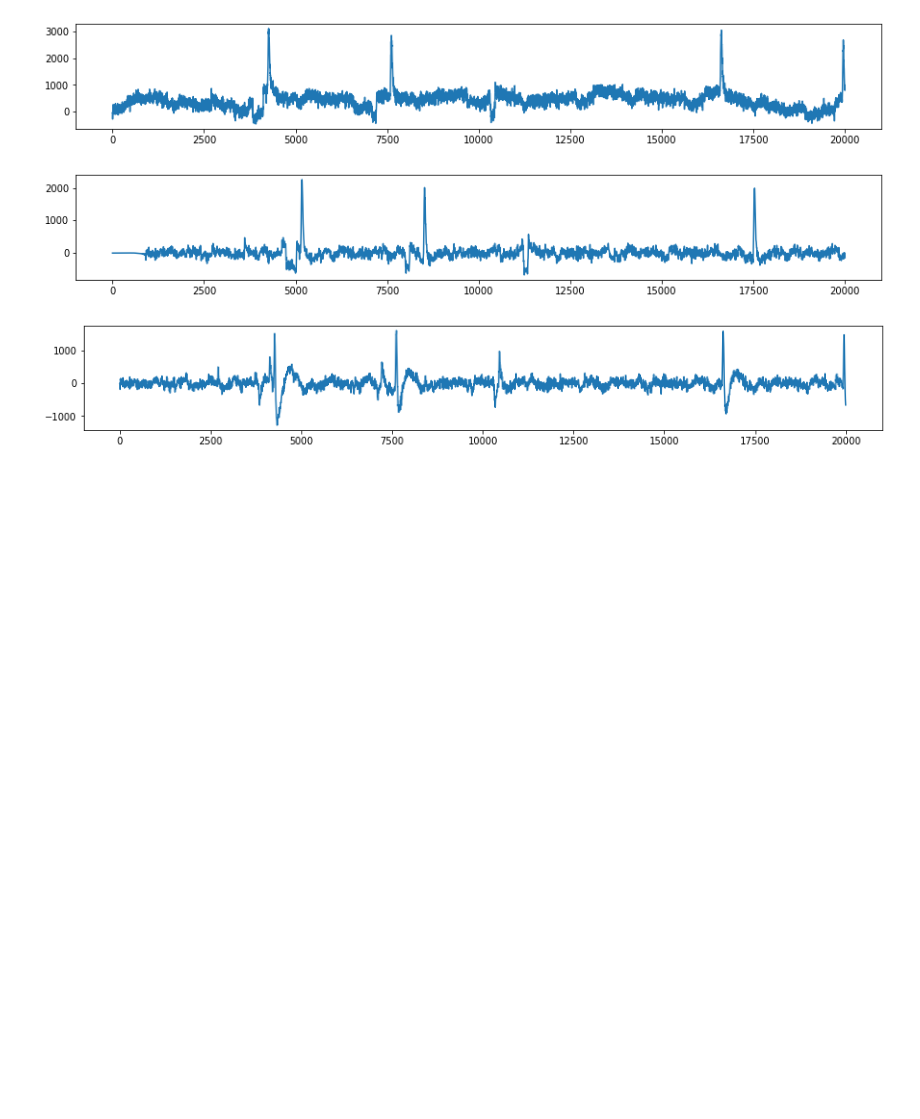
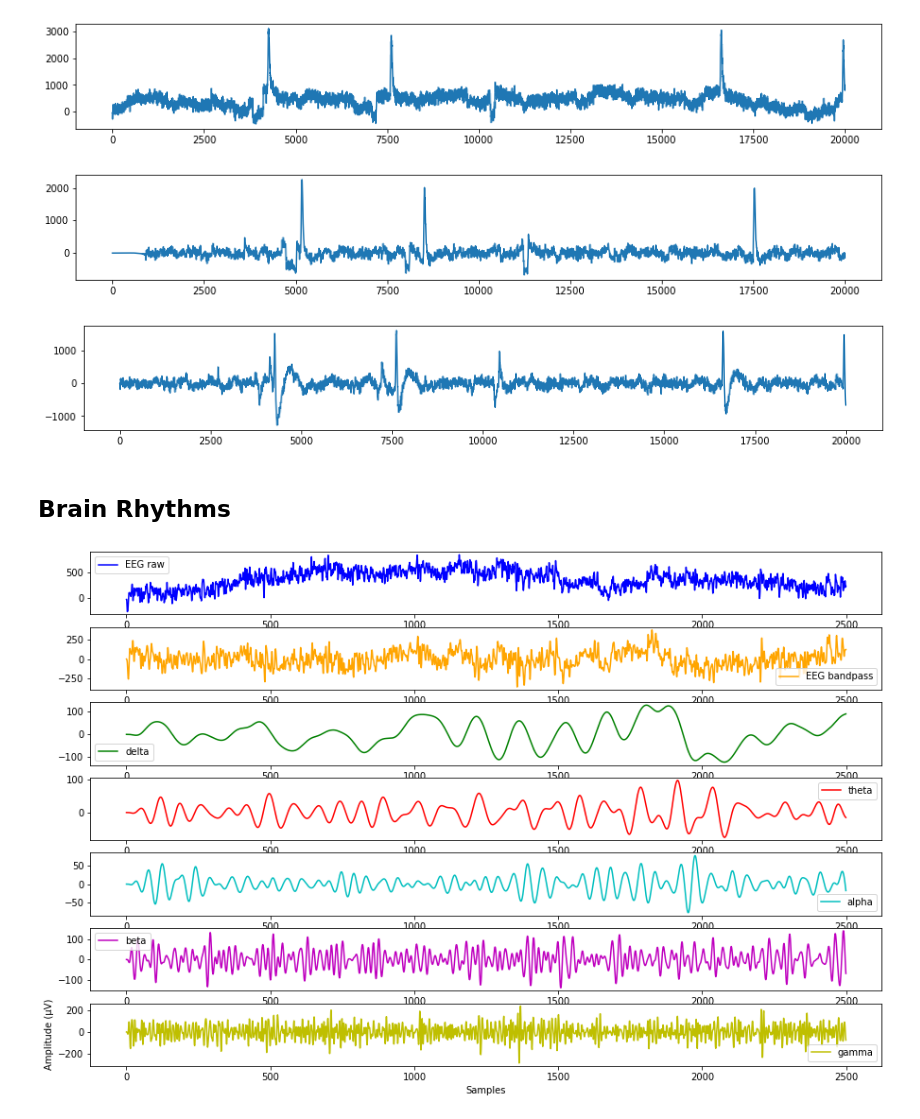
Before and after one commit to tomryder44/Grasp-and-Lift-EEG-Detection, a Jupyter notebook: notebooks/filter_testing.ipynb, the cells around one changed output. Drawn from its saved outputs; the diff is of its cells as text; code cells hidden in the pictures; blank space fills up the shorter version.

```diff
--- a/notebooks/filter_testing.ipynb
+++ b/notebooks/filter_testing.ipynb
@@ -108,3 +104,43 @@ plt.show()
 [figure]
 [figure]
 [figure]
+# %% [markdown]
+## Brain Rhythms
+# %%
+a = x[0:2500]
+a_filt = IIR_bandpass_filter(a, [0.5, 80])
+a_delta = IIR_bandpass_filter(a, [0.5, 4])
+a_theta = IIR_bandpass_filter(a, [4, 8])
+a_alpha = IIR_bandpass_filter(a, [8, 13])
+a_beta = IIR_bandpass_filter(a, [13, 30])
+a_gamma = IIR_bandpass_filter(a, [30, 80])
+# %%
+fig, ax = plt.subplots(nrows=7, ncols=1, figsize=(15,10))
+
+ax[0].plot(a, 'b', label='EEG raw')
+ax[0].legend()
+
+ax[1].plot(a_filt, 'orange', label='EEG bandpass')
+ax[1].legend()
+
+ax[2].plot(a_delta, 'g', label='delta')
+ax[2].legend()
+
+ax[3].plot(a_theta, 'r', label='theta')
+ax[3].legend()
+
+ax[4].plot(a_alpha, 'c', label='alpha')
+ax[4].legend()
+
+ax[5].plot(a_beta, 'm', label='beta')
+ax[5].legend()
+
+ax[6].plot(a_gamma, 'y', label='gamma')
+ax[6].legend()
+
+plt.legend()
+plt.ylabel('Amplitude (µV)')
+plt.xlabel('Samples')
+plt.show()
+# %% [output]
+[figure, added]
```
Also changed, not shown: parts of 2 cells of this notebook.
